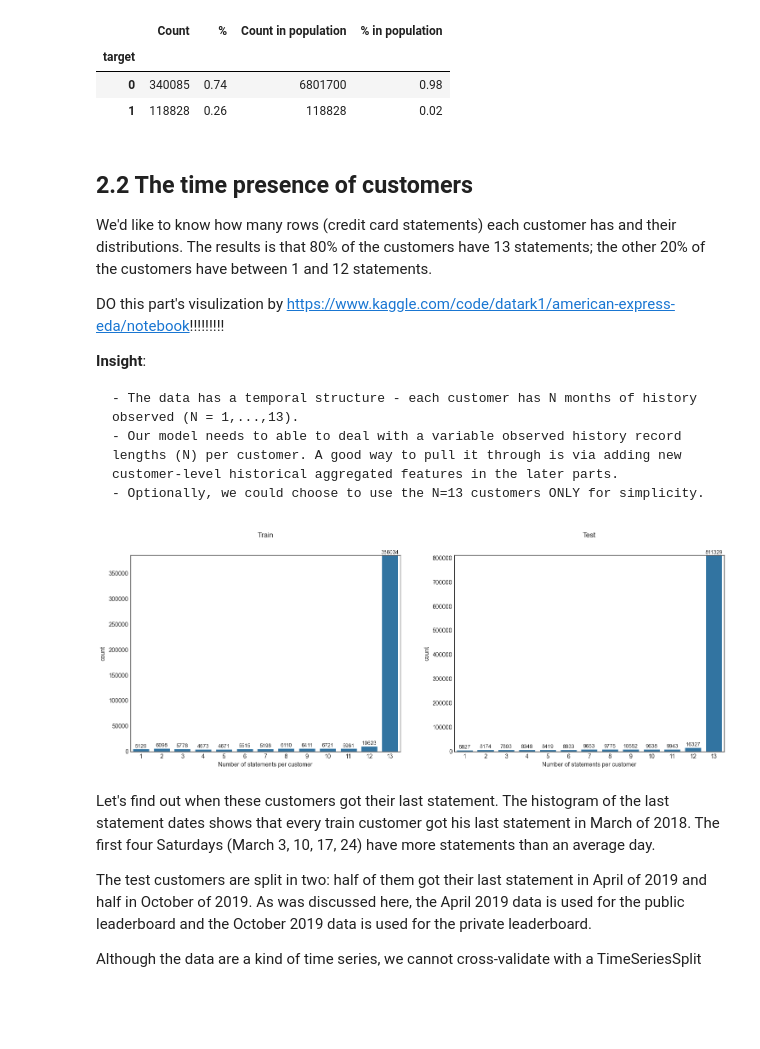
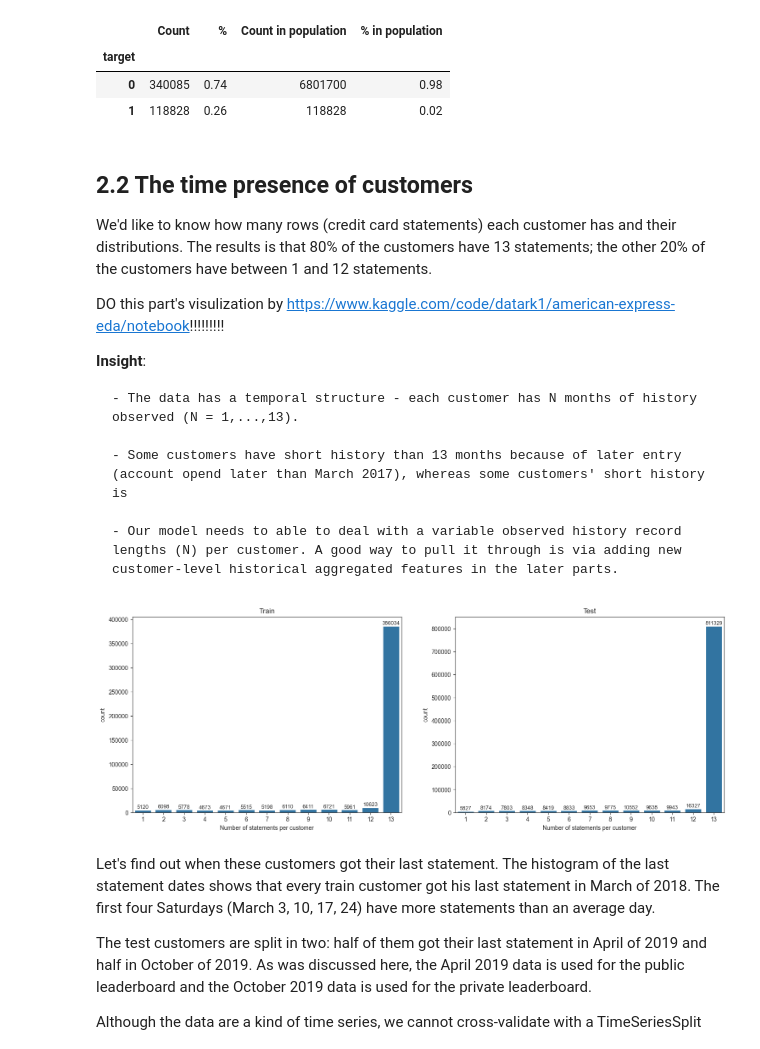
Before and after one commit to Dr-Spicy/AMEX_Default, a Jupyter notebook: Notebook.ipynb, the cells around one changed output. Cells and saved outputs as stored; diff of their text form; code cells hidden in the pictures; blank space fills up the shorter version.

```diff
--- a/Notebook.ipynb
+++ b/Notebook.ipynb
@@ -92,21 +95,13 @@ Based on the above two points, we decide to use the data from [@RADDAR](https://
     - The customer_ID is in hex coding. Remove the first 16 byts and convert the rest to decimal integers.
     - (To do) Using Cudf to speed up pandas
 # %%
-# FILL NAN VALUE
-NAN_VALUE = -127 # will fit in int8
+y_train = pd.read_csv('data/train_labels.csv')
 
-y_train = pd.read_csv('data/train_labels.csv')
-# Reduce the DTYPE of customer_ID
-y_train['customer_ID'] = y_train['customer_ID'].str[-16:].apply(lambda x: int(x, 16)).astype(np.int64).astype('category')
+df_train = pd.read_parquet('data/train.parquet')
 
-X_train = pd.read_parquet('data/train.parquet')
-# Reduce the DTYPE of customer_ID AND S_2 convert to date
-X_train['customer_ID'] = X_train['customer_ID'].str[-16:].apply(lambda x: int(x, 16)).astype(np.int64).astype('category')
-X_train['S_2'] = pd.to_datetime(X_train['S_2'])
-# Fill NaN values
-# X_train.fillna(NAN_VALUE, inplace=True)
+df_train['S_2'] = pd.to_datetime(df_train['S_2'])
 
 with pd.option_context("display.min_rows", 4):
-    display(X_train)
+    display(df_train)
 # %% [output]
 |  | customer_ID | S_2 | P_2 | D_39 | B_1 | B_2 | R_1 | S_3 | D_41 | B_3 | D_42 | ... |
@@ -122,10 +117,7 @@ train = X_train.merge(y_train, left_on='customer_ID', right_on='customer_ID')
 # %%
 X_test = pd.read_parquet('data/test.parquet')
-# REDUCE DTYPE FOR CUSTOMER AND DATE
-X_test['customer_ID'] = X_test['customer_ID'].str[-16:].apply(lambda x: int(x, 16)).astype(np.int64).astype('category')
+
 X_test['S_2'] = pd.to_datetime(X_test['S_2'])
-# Fill NaN values
-# X_test.fillna(NAN_VALUE, inplace=True)
 
 with pd.option_context("display.min_rows", 4):
     display(X_test)
@@ -193,22 +185,24 @@ DO this part's visulization by https://www.kaggle.com/code/datark1/american-expr
 **Insight**:
 
     - The data has a temporal structure - each customer has N months of history observed (N = 1,...,13).
+
+    - Some customers have short history than 13 months because of later entry (account opend later than March 2017), whereas some customers' short history is
+
     - Our model needs to able to deal with a variable observed history record lengths (N) per customer. A good way to pull it through is via adding new customer-level historical aggregated features in the later parts.
-    - Optionally, we could choose to use the N=13 customers ONLY for simplicity.
 # %%
 # plot the number of statements per customer as barplots in the train and test data
 fig, ax = plt.subplots(1, 2, figsize=(18, 6))
-sns.barplot(X_train.customer_ID.value_counts().value_counts().sort_index(ascending=False), ax=ax[0])
+sns.barplot(df_train.customer_ID.value_counts().value_counts().sort_index(ascending=False), ax=ax[0])
 ax[0].bar_label(ax[0].containers[0], fmt='%.0f', label_type='edge', fontsize=9)
 ax[0].set_xlabel('Number of statements per customer')
 ax[0].set_title('Train')
 sns.barplot(X_test.customer_ID.value_counts().value_counts().sort_index(ascending=False), ax=ax[1])
 ax[1].bar_label(ax[1].containers[0], fmt='%.0f', label_type='edge', fontsize=9)
 ax[1].set_xlabel('Number of statements per customer')
 ax[1].set_title('Test')
 plt.show()
 # %% [output]
-[figure, old version]
+[figure, new version]
 # %% [markdown]
 Let's find out when these customers got their last statement. The histogram of the last statement dates shows that every train customer got his last statement in March of 2018. The first four Saturdays (March 3, 10, 17, 24) have more statements than an average day.
 
```
Also changed, not shown: parts of 82 cells of this notebook, 1 other file.
